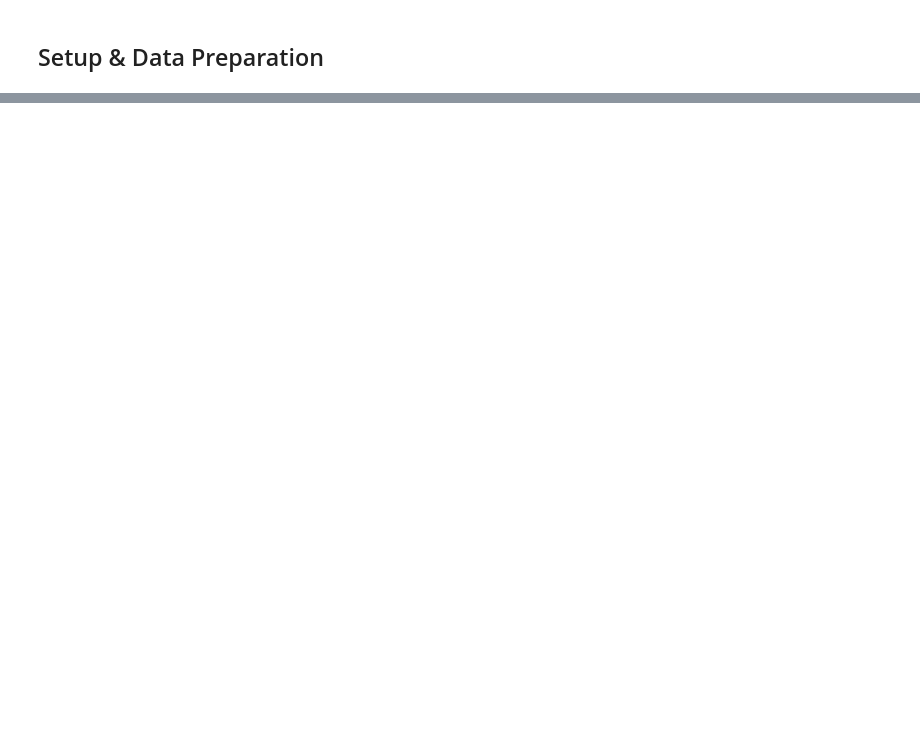
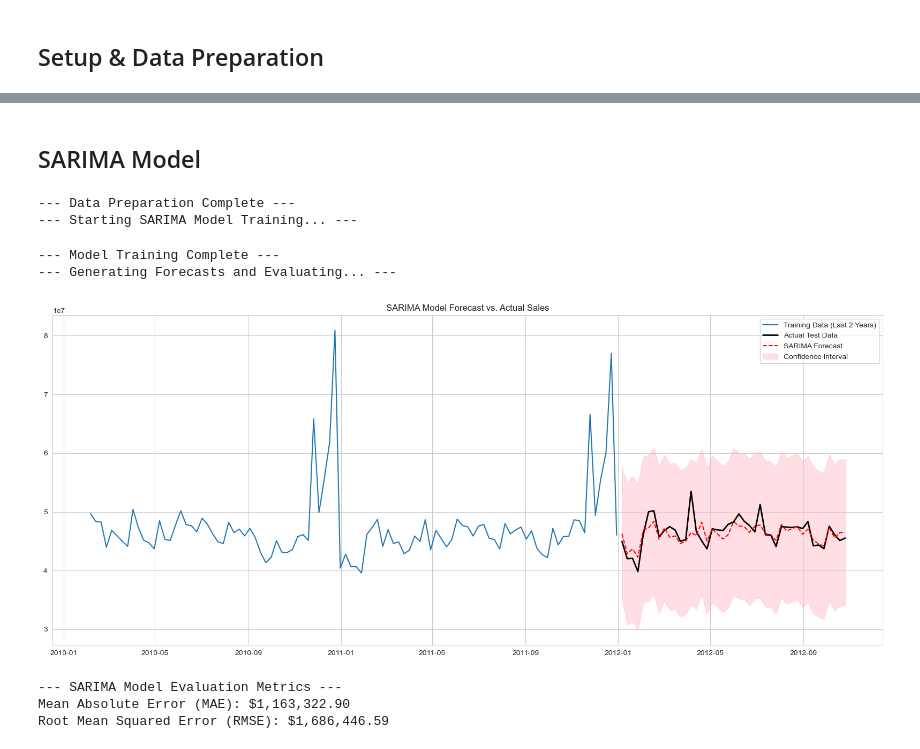
Before and after one commit to sanskritigoyal221/Walmart-Sales-Forecasting-and-Analytics-, a Jupyter notebook: NB/03_Modeling_ARIMA.ipynb, the cells around one changed output, grey strips where cells are left out. Saved outputs shown, nothing was run; the diff lists cells and outputs as text; code cells hidden in the pictures; blank space fills up the shorter version.

```diff
--- a/NB/03_Modeling_ARIMA.ipynb
+++ b/NB/03_Modeling_ARIMA.ipynb
@@ -31,0 +69,67 @@ ValueError: numpy.dtype size changed, may indicate binary incompatibility. Expec
+# %% [markdown]
+## SARIMA Model
+# %%
+# SETUP & DATA PREPARATION
+import pandas as pd
+import numpy as np
+import matplotlib.pyplot as plt
+import seaborn as sns
+import pmdarima as pm
+from sklearn.metrics import mean_squared_error, mean_absolute_error
+
+sns.set_style('whitegrid')
+
+# Loading the clean data
+master_df = pd.read_csv('../data/cleaned_master_data.csv', parse_dates=['Date'])
+
+# Creating an aggregated time series of total weekly sales
+total_sales = master_df.groupby('Date')['Weekly_Sales'].sum()
+
+# Spliting data into training and testing sets
+train_series = total_sales[total_sales.index < '2012-01-01']
+test_series = total_sales[total_sales.index >= '2012-01-01']
+print("--- Data Preparation Complete ---")
+
+
+# MODEL TRAINING
+print("--- Starting SARIMA Model Training... ---")
+# Using auto_arima to find the best model
+sarima_model = pm.auto_arima(train_series,
+                             seasonal=True, m=52,
+                             stepwise=True, suppress_warnings=True, trace=False)
+print("--- Model Training Complete ---")
+
+
+# FORECASTING & EVALUATION
+print("--- Generating Forecasts and Evaluating... ---")
+# Generate forecasts
+n_periods = len(test_series)
+forecast, conf_int = sarima_model.predict(n_periods=n_periods, return_conf_int=True)
+forecast_series = pd.Series(forecast, index=test_series.index)
+
+# Visual Evaluation
+plt.figure(figsize=(20, 8))
+plt.plot(train_series.tail(104), label='Training Data (Last 2 Years)')
+plt.plot(test_series, label='Actual Test Data', color='black', linewidth=2)
+plt.plot(forecast_series, label='SARIMA Forecast', color='red', linestyle='--')
+plt.fill_between(forecast_series.index, conf_int[:, 0], conf_int[:, 1], color='pink', alpha=0.5, label='Confidence Interval')
+plt.title('SARIMA Model Forecast vs. Actual Sales')
+plt.legend()
+plt.show()
+
+# Quantitative Evaluation
+mae = mean_absolute_error(test_series, forecast_series)
+rmse = np.sqrt(mean_squared_error(test_series, forecast_series))
+
+print(f"\n--- SARIMA Model Evaluation Metrics ---")
+print(f"Mean Absolute Error (MAE): ${mae:,.2f}")
+print(f"Root Mean Squared Error (RMSE): ${rmse:,.2f}")
+# %% [output]
+--- Data Preparation Complete ---
+--- Starting SARIMA Model Training... ---
+--- Model Training Complete ---
+--- Generating Forecasts and Evaluating... ---
+[figure, added]
+--- SARIMA Model Evaluation Metrics ---
+Mean Absolute Error (MAE): $1,163,322.90
+Root Mean Squared Error (RMSE): $1,686,446.59
```
Also changed, not shown: parts of 3 cells of this notebook, 5 other files.
